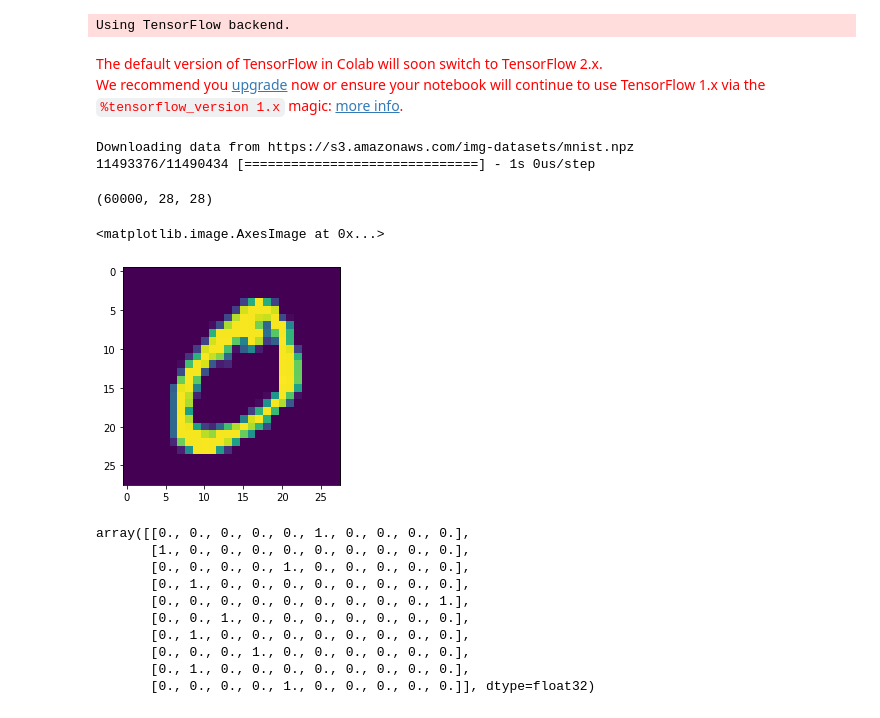
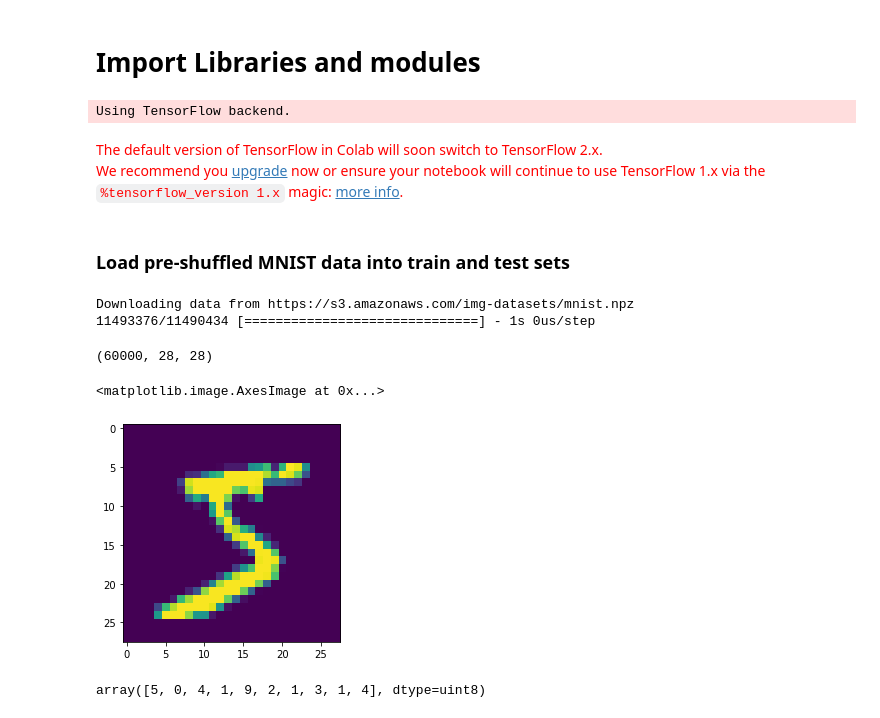
Before and after one commit to maurya-anuj/Eip4, a Jupyter notebook: Assign2/Assign2.ipynb, the cells around one changed output. Cells and saved outputs as stored; diff of their text form; code cells hidden in the pictures.

```diff
--- a/Assign2/Assign2.ipynb
+++ b/Assign2/Assign2.ipynb
@@ -1,5 +1,7 @@
 # %% [markdown]
 <a href="https://colab.research.google.com/github/maurya-anuj/Eip4/blob/master/Assign2/Assign2.ipynb" target="_parent"><img src="https://colab.research.google.com/assets/colab-badge.svg" alt="Open In Colab"/></a>
+# %% [markdown]
+# **Import Libraries and modules**
 # %%
 import numpy as np
 
@@ -13,6 +15,8 @@ from keras.datasets import mnist
 Using TensorFlow backend.
 The default version of TensorFlow in Colab will soon switch to TensorFlow 2.x.
 We recommend you upgrade now or ensure your notebook will continue to use TensorFlow 1.x via the %tensorflow_version 1.x magic: more info.
+# %% [markdown]
+### Load pre-shuffled MNIST data into train and test sets
 # %%
 (X_train, y_train), (X_test, y_test) = mnist.load_data()
 # %% [output]
@@ -21,12 +25,12 @@ Downloading data from https://s3.amazonaws.com/img-datasets/mnist.npz
 # %%
 print (X_train.shape)
 from matplotlib import pyplot as plt
 %matplotlib inline
-plt.imshow(X_train[1])
+plt.imshow(X_train[0])
 # %% [output]
 (60000, 28, 28)
 <matplotlib.image.AxesImage at 0x...>
-[figure, old version]
+[figure, new version]
 # %%
 X_train = X_train.reshape(X_train.shape[0], 28, 28,1)
 X_test = X_test.reshape(X_test.shape[0], 28, 28,1)
@@ -35,4 +39,8 @@ X_train = X_train.astype('float32')
 X_test = X_test.astype('float32')
 X_train /= 255
 X_test /= 255
+# %%
+y_train[:10]
+# %% [output]
+array([5, 0, 4, 1, 9, 2, 1, 3, 1, 4], dtype=uint8)
 # %%
@@ -40,15 +48,2 @@ y_train[:10]
 Y_train = np_utils.to_categorical(y_train, 10)
 Y_test = np_utils.to_categorical(y_test, 10)
-# %%
-Y_train[:10]
-# %% [output]
-array([[0., 0., 0., 0., 0., 1., 0., 0., 0., 0.],
-       [1., 0., 0., 0., 0., 0., 0., 0., 0., 0.],
-       [0., 0., 0., 0., 1., 0., 0., 0., 0., 0.],
-       [0., 1., 0., 0., 0., 0., 0., 0., 0., 0.],
-       [0., 0., 0., 0., 0., 0., 0., 0., 0., 1.],
-       [0., 0., 1., 0., 0., 0., 0., 0., 0., 0.],
-       [0., 1., 0., 0., 0., 0., 0., 0., 0., 0.],
-       [0., 0., 0., 1., 0., 0., 0., 0., 0., 0.],
-       [0., 1., 0., 0., 0., 0., 0., 0., 0., 0.],
-       [0., 0., 0., 0., 1., 0., 0., 0., 0., 0.]], dtype=float32)
```
Also changed, not shown: parts of 12 cells of this notebook.
